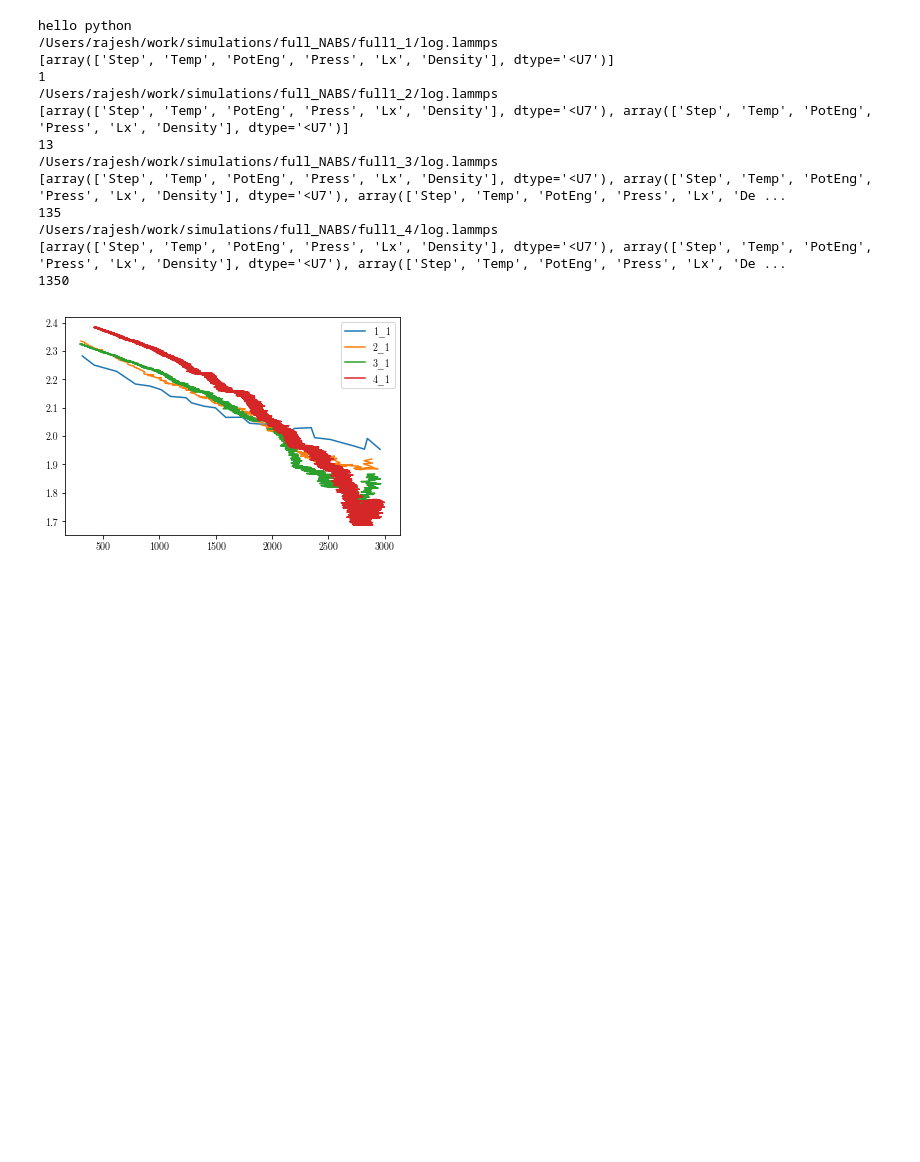
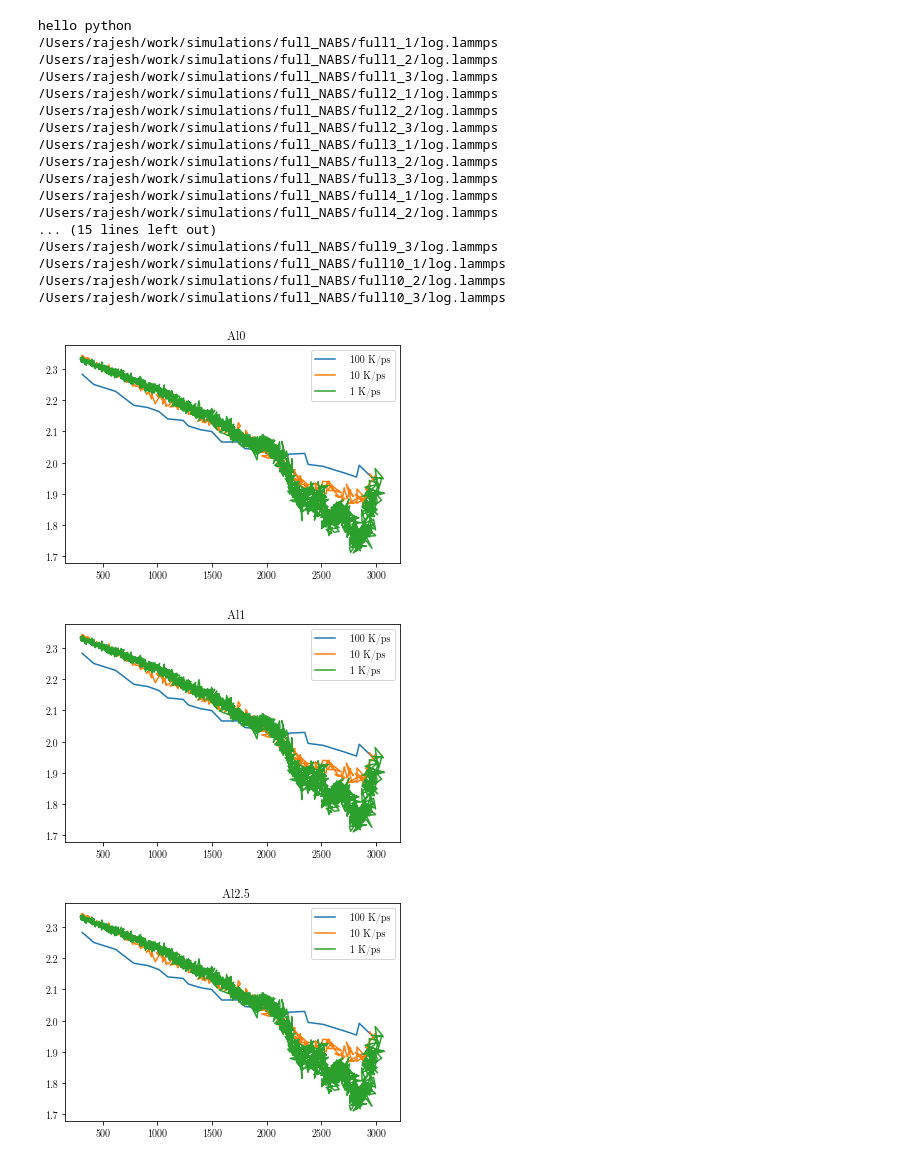
Before and after one commit to rajkubp020/helloword, a Jupyter notebook: full_NABS.ipynb, the cells around one changed output. Saved outputs shown, nothing was run; the diff lists cells and outputs as text; code cells hidden in the pictures; blank space fills up the shorter version.

```diff
--- a/full_NABS.ipynb
+++ b/full_NABS.ipynb
@@ -10,50 +10,62 @@ plt.rc('font', family='CMU Serif',)
 matplotlib.rcParams['text.latex.preamble'] = [r'\boldmath']
 
 
 data = []
 names = []
 df = []
-for j in range(1,2):
+ttl=['al0','al1','al2.5','al5','al7.5','al10','al12.5','al15','al17.5','al20']
+
+
+for j in range(1,11):
     fig, ax = plt.subplots()
-    for i in range(1,5):
+    data = []
+    for i in range(1,4):
+
 
         #print(i)
         foldername = '/Users/rajesh/work/simulations/full_NABS/full'+str(j)+'_'+str(i)
         filename = foldername +'/log.lammps'
         print(filename)
         a = [176, 1, 177, 20]
         a = [176, 1, 177, 260]
         T = [[176, 1, 177, 28], [176, 1, 177, 271], [176, 1, 177, 2701], [176, 1, 177, 27001]]
         names.append(np.genfromtxt(filename, skip_header=T[i-1][0],max_rows=T[i-1][1],dtype=str))
-        print(names)
+        #print(names)
         data.append(np.genfromtxt(filename, skip_header=T[i-1][2],max_rows=T[i-1][3],dtype=float))
-       # print(data)
+        #print(data)
         df.append(pd.DataFrame(data[i-1],columns=names[i-1]))
         mv=T[i-1][3]/20
         mv=int(mv)
 
-        print(mv)
-        window=[ 1, 10, 100 ,1000]
+        #print(mv)
+        window=[ 1, 1, 1 ,1]
         #df.append(pd.DataFrame(data[i],columns=names[i]))
         df[i-1]['Density_moving_avg'] = df[i-1]['Density'].rolling(window=window[i-1]).mean()
         #df[i].to_csv(foldername+'data.csv')
-        a=[10, 1, 0.1]
-
-        ax.plot(df[i-1]['Temp'],df[i-1]['Density_moving_avg'],label=str(i)+'_'+str(j))
+        label=['100 K/ps', '10 K/ps', '1 K/ps']
+        #print(label)
+        ax.plot(df[i-1]['Temp'],df[i-1]['Density'],label='  '+label[i-1])
+        ax.set_title('  '+str(ttl[j-1]).capitalize())
         ax.legend()
-        fig.savefig(str(j)+'.png',format=None,dpi=300,bbox_inches="tight")
+        fig.savefig(str(ttl[j-1])+'.png',format=None,dpi=300,bbox_inches="tight")
 # %% [output]
 hello python
 /Users/rajesh/work/simulations/full_NABS/full1_1/log.lammps
-[array(['Step', 'Temp', 'PotEng', 'Press', 'Lx', 'Density'], dtype='<U7')]
-1
 /Users/rajesh/work/simulations/full_NABS/full1_2/log.lammps
-[array(['Step', 'Temp', 'PotEng', 'Press', 'Lx', 'Density'], dtype='<U7'), array(['Step', 'Temp', 'PotEng', 'Press', 'Lx', 'Density'], dtype='<U7')]
-13
 /Users/rajesh/work/simulations/full_NABS/full1_3/log.lammps
-[array(['Step', 'Temp', 'PotEng', 'Press', 'Lx', 'Density'], dtype='<U7'), array(['Step', 'Temp', 'PotEng', 'Press', 'Lx', 'Density'], dtype='<U7'), array(['Step', 'Temp', 'PotEng', 'Press', 'Lx', 'De ...
-135
-/Users/rajesh/work/simulations/full_NABS/full1_4/log.lammps
-[array(['Step', 'Temp', 'PotEng', 'Press', 'Lx', 'Density'], dtype='<U7'), array(['Step', 'Temp', 'PotEng', 'Press', 'Lx', 'Density'], dtype='<U7'), array(['Step', 'Temp', 'PotEng', 'Press', 'Lx', 'De ...
-1350
+/Users/rajesh/work/simulations/full_NABS/full2_1/log.lammps
+/Users/rajesh/work/simulations/full_NABS/full2_2/log.lammps
+/Users/rajesh/work/simulations/full_NABS/full2_3/log.lammps
+/Users/rajesh/work/simulations/full_NABS/full3_1/log.lammps
+/Users/rajesh/work/simulations/full_NABS/full3_2/log.lammps
+/Users/rajesh/work/simulations/full_NABS/full3_3/log.lammps
+/Users/rajesh/work/simulations/full_NABS/full4_1/log.lammps
+/Users/rajesh/work/simulations/full_NABS/full4_2/log.lammps
+... (15 lines left out)
+/Users/rajesh/work/simulations/full_NABS/full9_3/log.lammps
+/Users/rajesh/work/simulations/full_NABS/full10_1/log.lammps
+/Users/rajesh/work/simulations/full_NABS/full10_2/log.lammps
+/Users/rajesh/work/simulations/full_NABS/full10_3/log.lammps
-[figure, old version]
+[figure, new version]
+[figure, added]
+[figure, added]
```
Also changed, not shown: parts of 9 cells of this notebook, 42 other files.
